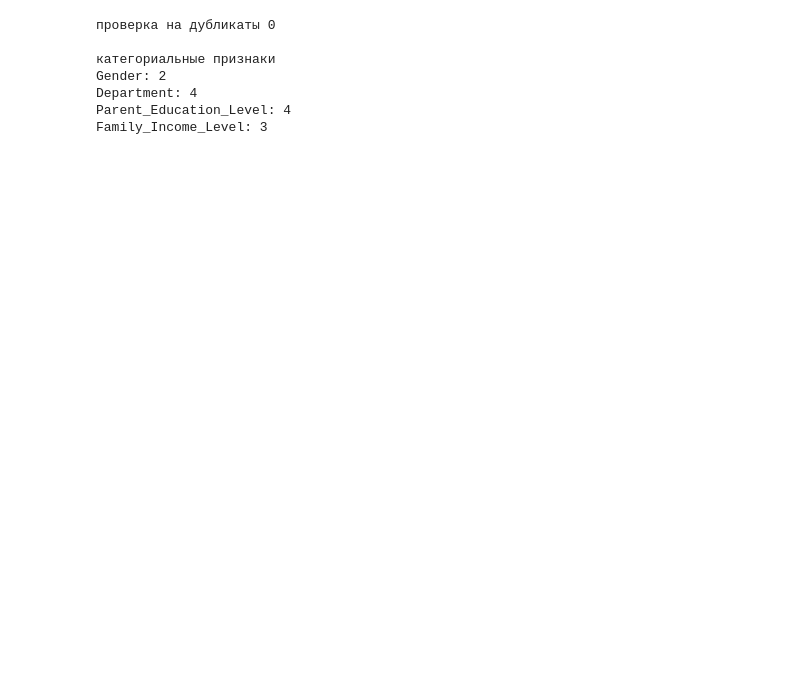
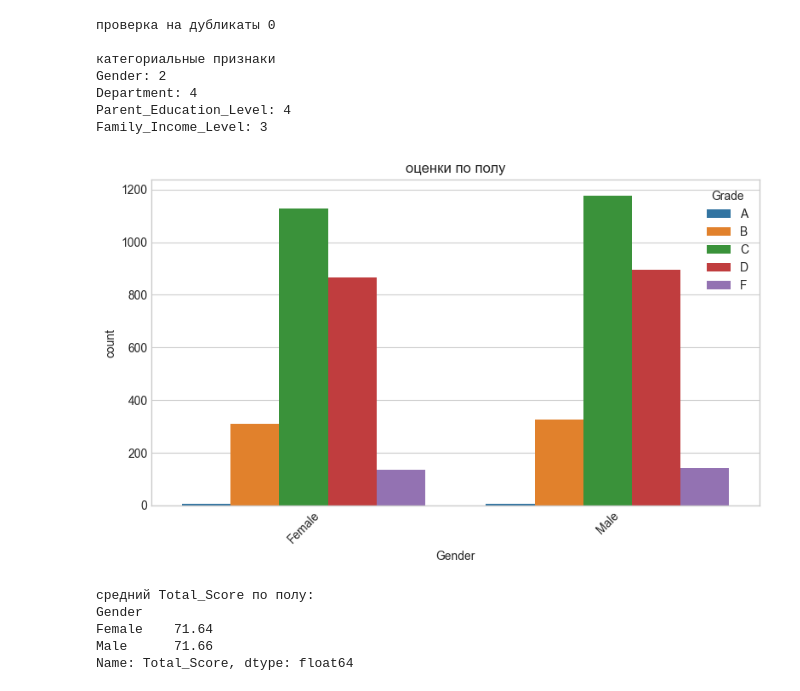
Before and after one commit to darriyy/ml-course-homeworks, a Jupyter notebook: hw02/hw.ipynb, the cells around one changed output. Drawn from its saved outputs; the diff is of its cells as text; code cells hidden in the pictures; blank space fills up the shorter version.

```diff
--- a/hw02/hw.ipynb
+++ b/hw02/hw.ipynb
@@ -70,0 +88,11 @@ df.describe()
+# %%
+from scipy.stats import skew, kurtosis
+
+for col in df.select_dtypes(include='number').columns:
+    data = df[col].dropna()
+    if len(data) > 1:
+        print(f"\n {col}:")
+
+        print(f"   Variance (разброс): {data.var():.2f}")
+        print(f"   Skewness (асимметрия): {skew(data):.3f}")
+        print(f"   Kurtosis (острота): {kurtosis(data):.3f}")
@@ -96,14 +142,18 @@ print("\nколичество пропусков")
 missing_values = df.isnull().sum().sort_values(ascending=False)
 print(missing_values[missing_values > 0])
 
-#заполнение пропусков медиантой, тк если они появятся, их будет мало
+#заполнение пропусков медианой и мода
 from sklearn.impute import SimpleImputer
 if df.isnull().sum().sum() > 0:
     imputer = SimpleImputer(strategy='median')
     numeric_cols = df.select_dtypes(include=['number']).columns
+    df[numeric_cols] = imputer.fit_transform(df[numeric_cols])
+    print("числовые пропуски заполнены медианой")
 
-    df[numeric_cols] = imputer.fit_transform(df[numeric_cols])
-    print("пропуски заполнены медианой")
+    for col in df.select_dtypes(include='object').columns:
+        mode_value = df[col].mode()[0]
+        df[col].fillna(mode_value, inplace=True)
+
 else:
     print("пропусков нет")
 # %% [output]
@@ -126,3 +185,24 @@ Gender: 2
 Department: 4
 Parent_Education_Level: 4
 Family_Income_Level: 3
+# %%
+#влияние признаков на целевую переменную
+import matplotlib.pyplot as plt
+
+if 'Gender' in df.columns:
+    plt.figure(figsize=(8, 5))
+    sns.countplot(data=df, x='Gender', hue='Grade', hue_order=['A','B','C','D','F'])
+    plt.title('оценки по полу')
+    plt.xticks(rotation=45)
+    plt.tight_layout()
+    plt.show()
+
+    print("\nсредний Total_Score по полу:")
+    print(df.groupby('Gender')['Total_Score'].mean().round(2))
+# %% [output]
+[figure, added]
+средний Total_Score по полу:
+Gender
+Female    71.64
+Male      71.66
+Name: Total_Score, dtype: float64
```
Also changed, not shown: parts of 14 cells of this notebook, 36 other files.
